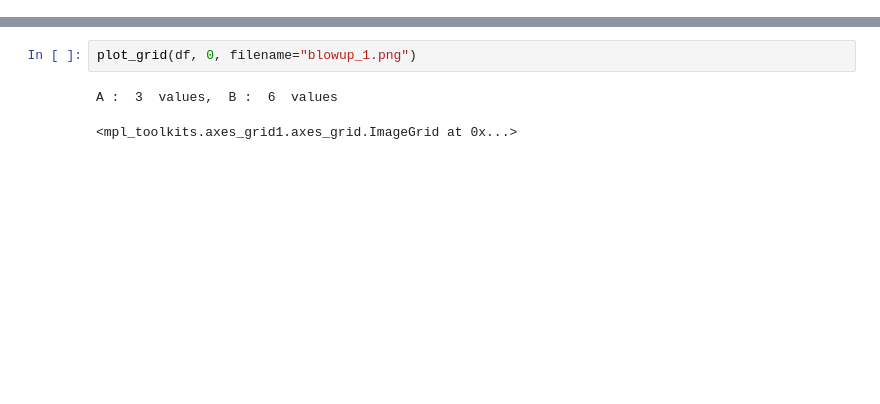
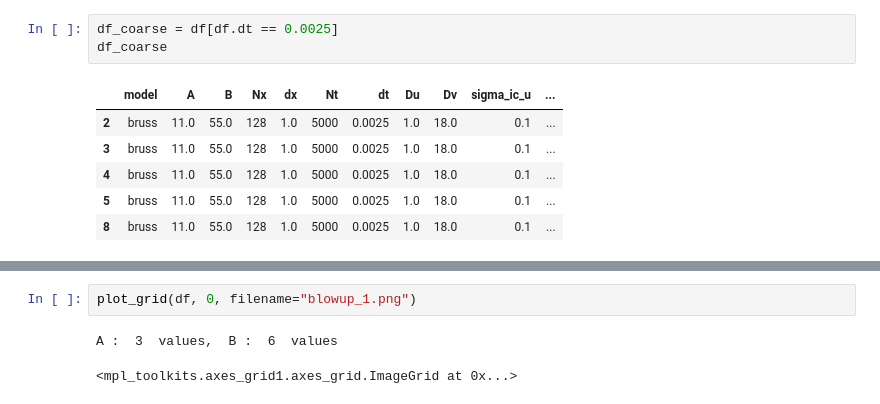
Before and after one commit to valentinvogt/pde-solvers-cuda, a Jupyter notebook: analysis/db.ipynb, the cells around one changed output, grey strips where cells are left out. Cells and saved outputs as stored; diff of their text form; blank space fills up the shorter version.

```diff
--- a/analysis/db.ipynb
+++ b/analysis/db.ipynb
@@ -34,0 +45,10 @@ len(df)
+# %%
+df_coarse = df[df.dt == 0.0025]
+df_coarse
+# %% [output]
+|  | model | A | B | Nx | dx | Nt | dt | Du | Dv | sigma_ic_u | ... |
+| 2 | bruss | 11.0 | 55.0 | 128 | 1.0 | 5000 | 0.0025 | 1.0 | 18.0 | 0.1 | ... |
+| 3 | bruss | 11.0 | 55.0 | 128 | 1.0 | 5000 | 0.0025 | 1.0 | 18.0 | 0.1 | ... |
+| 4 | bruss | 11.0 | 55.0 | 128 | 1.0 | 5000 | 0.0025 | 1.0 | 18.0 | 0.1 | ... |
+| 5 | bruss | 11.0 | 55.0 | 128 | 1.0 | 5000 | 0.0025 | 1.0 | 18.0 | 0.1 | ... |
+| 8 | bruss | 11.0 | 55.0 | 128 | 1.0 | 5000 | 0.0025 | 1.0 | 18.0 | 0.1 | ... |
```
Also changed, not shown: parts of 8 cells of this notebook, 30 other files.
